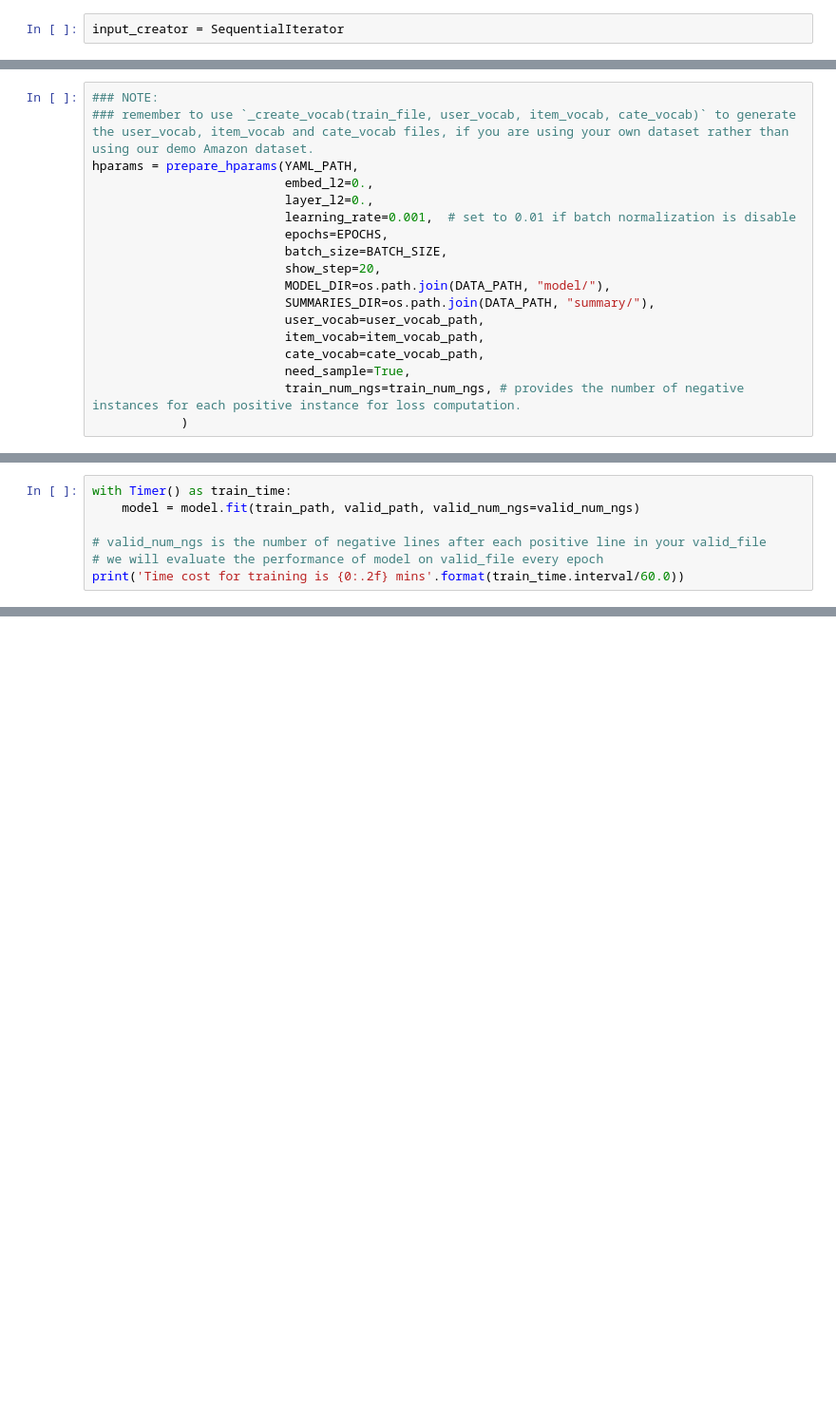
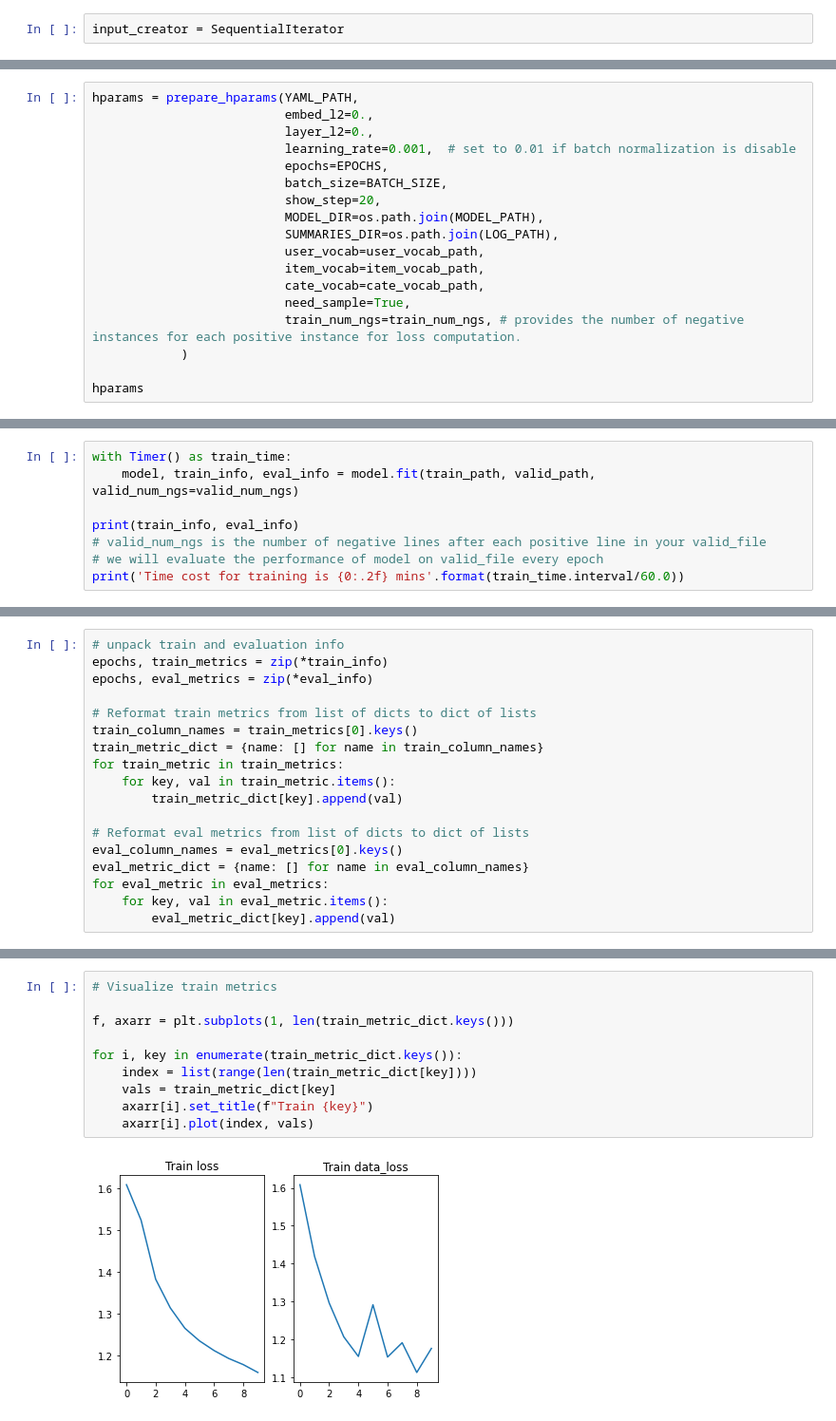
Before and after one commit to VectorInstitute/recommender_systems_project, a Jupyter notebook: sequence_aware_recsys/slirec_amazon.ipynb, the cells around one changed output, grey strips where cells are left out. Shown: that part at 95% size. Drawn from its saved outputs; the diff is of its cells as text; blank space fills up the shorter version.

Commit message:
Revise logging of training and validation metrics

```diff
--- a/sequence_aware_recsys/slirec_amazon.ipynb
+++ b/sequence_aware_recsys/slirec_amazon.ipynb
@@ -127,6 +256,4 @@ input_creator = SequentialIterator
 # %%
-### NOTE:
-### remember to use `_create_vocab(train_file, user_vocab, item_vocab, cate_vocab)` to generate the user_vocab, item_vocab and cate_vocab files, if you are using your own dataset rather than using our demo Amazon dataset.
 hparams = prepare_hparams(YAML_PATH,
                           embed_l2=0.,
                           layer_l2=0.,
@@ -134,11 +261,13 @@ hparams = prepare_hparams(YAML_PATH,
                           epochs=EPOCHS,
                           batch_size=BATCH_SIZE,
                           show_step=20,
-                          MODEL_DIR=os.path.join(DATA_PATH, "model/"),
-                          SUMMARIES_DIR=os.path.join(DATA_PATH, "summary/"),
+                          MODEL_DIR=os.path.join(MODEL_PATH),
+                          SUMMARIES_DIR=os.path.join(LOG_PATH),
                           user_vocab=user_vocab_path,
                           item_vocab=item_vocab_path,
                           cate_vocab=cate_vocab_path,
                           need_sample=True,
                           train_num_ngs=train_num_ngs, # provides the number of negative instances for each positive instance for loss computation.
             )
+
+hparams
@@ -174,7 +298,8 @@ Skipping registering GPU devices...
 # %%
 with Timer() as train_time:
-    model = model.fit(train_path, valid_path, valid_num_ngs=valid_num_ngs)
+    model, train_info, eval_info = model.fit(train_path, valid_path, valid_num_ngs=valid_num_ngs)
 
+print(train_info, eval_info)
 # valid_num_ngs is the number of negative lines after each positive line in your valid_file
 # we will evaluate the performance of model on valid_file every epoch
 print('Time cost for training is {0:.2f} mins'.format(train_time.interval/60.0))
@@ -218,0 +324,18 @@ Find logs at: ./wandb/run-20220707_141525-ce8towyi/logs
+# %%
+# unpack train and evaluation info
+epochs, train_metrics = zip(*train_info)
+epochs, eval_metrics = zip(*eval_info)
+
+# Reformat train metrics from list of dicts to dict of lists
+train_column_names = train_metrics[0].keys()
+train_metric_dict = {name: [] for name in train_column_names}
+for train_metric in train_metrics:
+    for key, val in train_metric.items():
+        train_metric_dict[key].append(val)
+
+# Reformat eval metrics from list of dicts to dict of lists
+eval_column_names = eval_metrics[0].keys()
+eval_metric_dict = {name: [] for name in eval_column_names}
+for eval_metric in eval_metrics:
+    for key, val in eval_metric.items():
+        eval_metric_dict[key].append(val)
@@ -218,0 +348,12 @@ Find logs at: ./wandb/run-20220707_141525-ce8towyi/logs
+# %%
+# Visualize train metrics
+
+f, axarr = plt.subplots(1, len(train_metric_dict.keys()))
+
+for i, key in enumerate(train_metric_dict.keys()):
+    index = list(range(len(train_metric_dict[key])))
+    vals = train_metric_dict[key]
+    axarr[i].set_title(f"Train {key}")
+    axarr[i].plot(index, vals)
+# %% [output]
+[figure, added]
```
Also changed, not shown: parts of 20 cells of this notebook, 4 other files.
